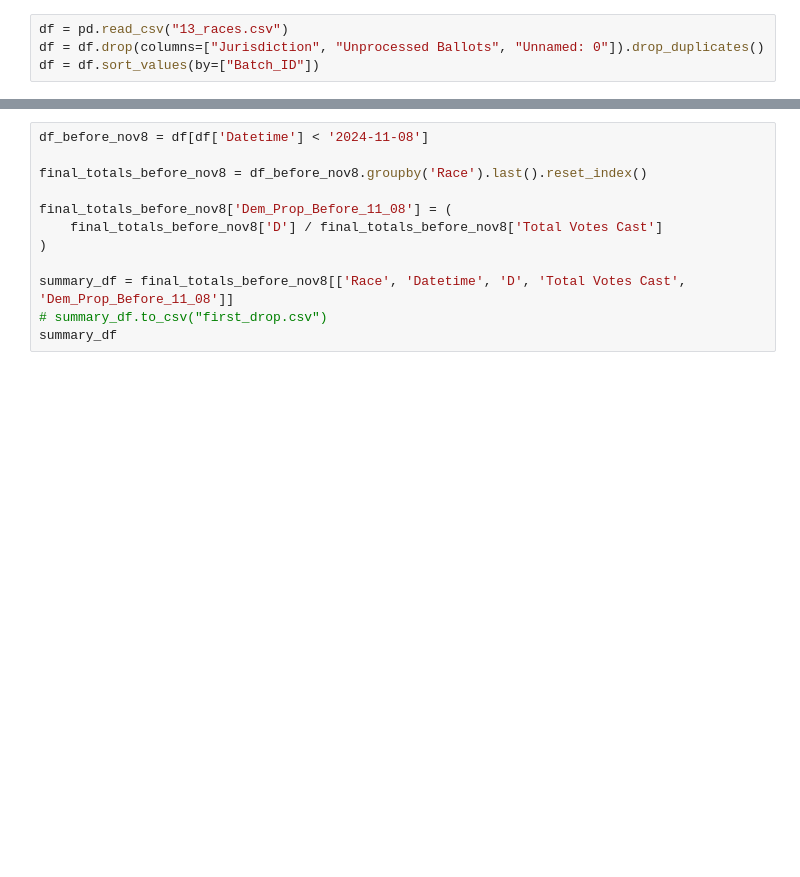
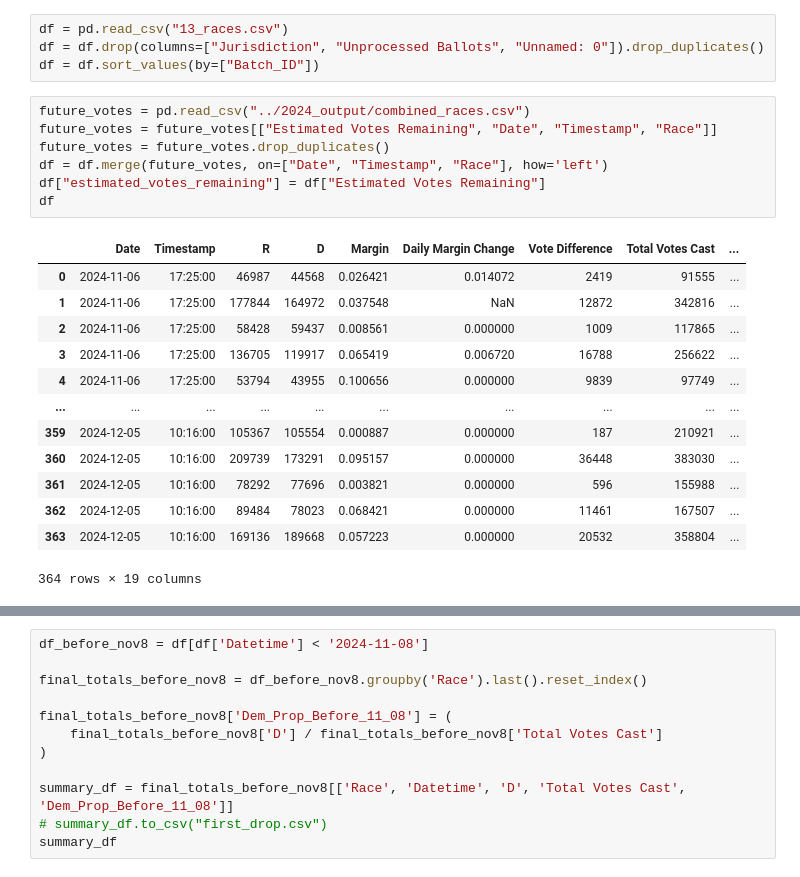
Before and after one commit to rickyrojas311/realtimeElectionForecasting, a Jupyter notebook: model_v1/preprocessing.ipynb, the cells around one changed output, grey strips where cells are left out. Drawn from its saved outputs; the diff is of its cells as text; blank space fills up the shorter version.

```diff
--- a/model_v1/preprocessing.ipynb
+++ b/model_v1/preprocessing.ipynb
@@ -5,6 +5,27 @@ import numpy as np
 df = pd.read_csv("13_races.csv")
 df = df.drop(columns=["Jurisdiction", "Unprocessed Ballots", "Unnamed: 0"]).drop_duplicates()
 df = df.sort_values(by=["Batch_ID"])
+# %%
+future_votes = pd.read_csv("../2024_output/combined_races.csv")
+future_votes = future_votes[["Estimated Votes Remaining", "Date", "Timestamp", "Race"]]
+future_votes = future_votes.drop_duplicates()
+df = df.merge(future_votes, on=["Date", "Timestamp", "Race"], how='left')
+df["estimated_votes_remaining"] = df["Estimated Votes Remaining"]
+df
+# %% [output]
+|  | Date | Timestamp | R | D | Margin | Daily Margin Change | Vote Difference | Total Votes Cast | ... |
+| 0 | 2024-11-06 | 17:25:00 | 46987 | 44568 | 0.026421 | 0.014072 | 2419 | 91555 | ... |
+| 1 | 2024-11-06 | 17:25:00 | 177844 | 164972 | 0.037548 | NaN | 12872 | 342816 | ... |
+| 2 | 2024-11-06 | 17:25:00 | 58428 | 59437 | 0.008561 | 0.000000 | 1009 | 117865 | ... |
+| 3 | 2024-11-06 | 17:25:00 | 136705 | 119917 | 0.065419 | 0.006720 | 16788 | 256622 | ... |
+| 4 | 2024-11-06 | 17:25:00 | 53794 | 43955 | 0.100656 | 0.000000 | 9839 | 97749 | ... |
+| ... | ... | ... | ... | ... | ... | ... | ... | ... | ... |
+| 359 | 2024-12-05 | 10:16:00 | 105367 | 105554 | 0.000887 | 0.000000 | 187 | 210921 | ... |
+| 360 | 2024-12-05 | 10:16:00 | 209739 | 173291 | 0.095157 | 0.000000 | 36448 | 383030 | ... |
+| 361 | 2024-12-05 | 10:16:00 | 78292 | 77696 | 0.003821 | 0.000000 | 596 | 155988 | ... |
+| 362 | 2024-12-05 | 10:16:00 | 89484 | 78023 | 0.068421 | 0.000000 | 11461 | 167507 | ... |
+| 363 | 2024-12-05 | 10:16:00 | 169136 | 189668 | 0.057223 | 0.000000 | 20532 | 358804 | ... |
+364 rows × 19 columns
 # %%
 df['New_Total'] = df.groupby('Race')['Total Votes Cast'].diff().fillna(df['Total Votes Cast'])
 df['New_D'] = df.groupby('Race')['D'].diff().fillna(df['D'])
```
Also changed, not shown: parts of 6 cells of this notebook, 8 other files.
